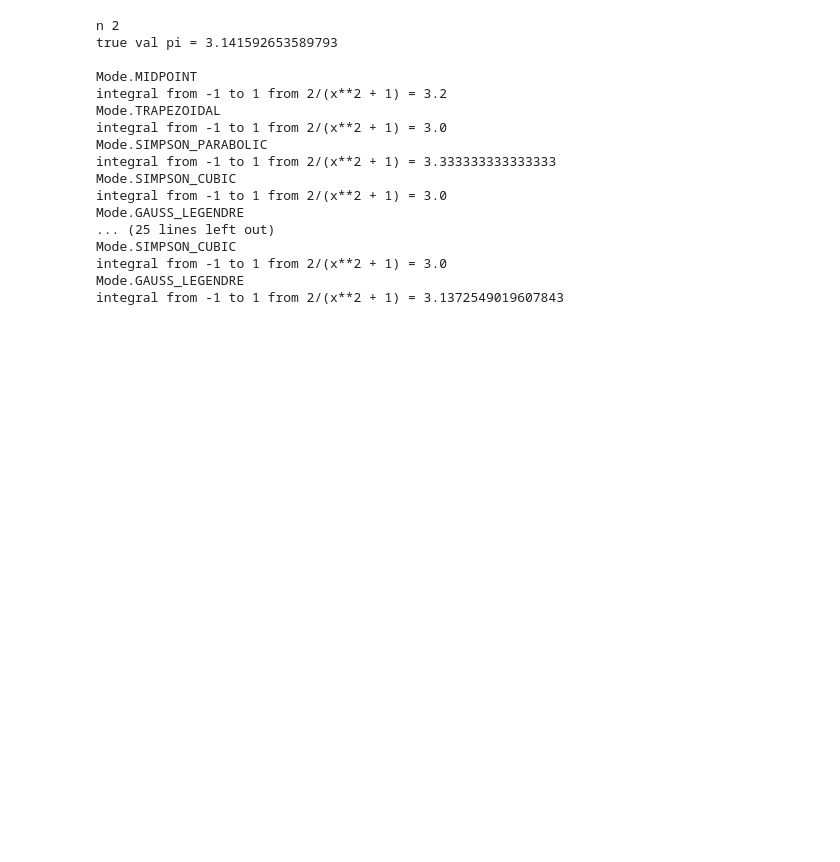
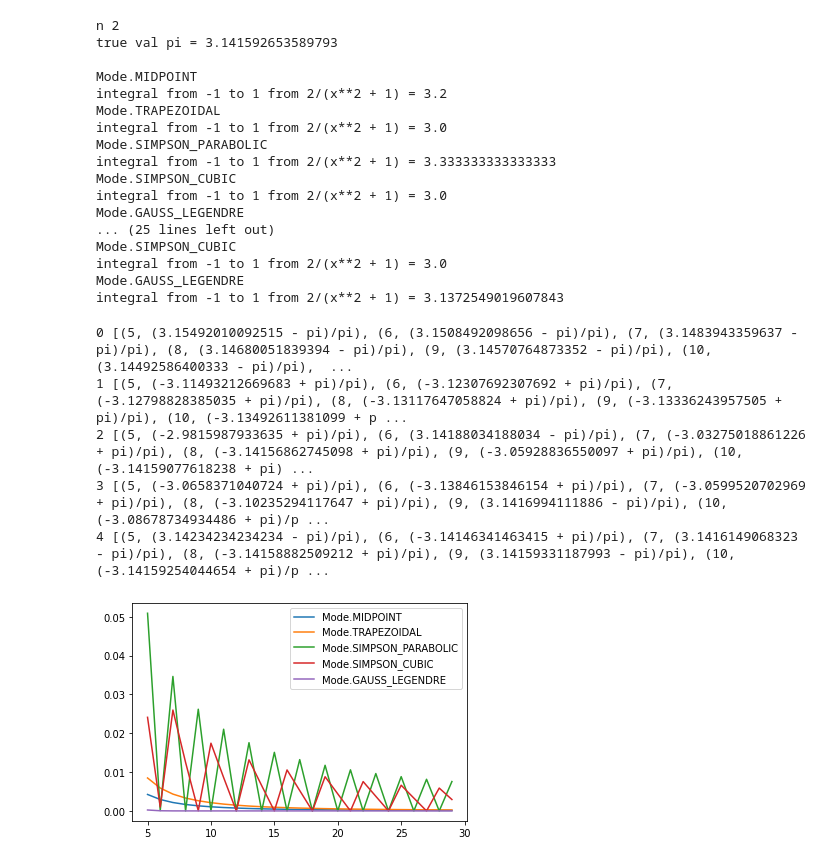
Before and after one commit to RysiekPrecikowski/MOwNiT, a Jupyter notebook: lab5.ipynb, the cells around one changed output. Cells and saved outputs as stored; diff of their text form; code cells hidden in the pictures; blank space fills up the shorter version.

```diff
--- a/lab5.ipynb
+++ b/lab5.ipynb
@@ -142,3 +122,34 @@ Mode.SIMPSON_CUBIC
 integral from -1 to 1 from 2/(x**2 + 1) = 3.0
 Mode.GAUSS_LEGENDRE
 integral from -1 to 1 from 2/(x**2 + 1) = 3.1372549019607843
+# %%
+def error(f, n, mode):
+    true_val = integrate(f, (x, a, b))
+    integration_result = my_integrate(f, n, mode, -1, 1)
+    return abs(true_val - integration_result) / true_val
+
+
+
+def plot_error(f, s, t):
+    points = [[] for _ in range (len(Mode))]
+
+    for mode in Mode:
+        for i in range(s, t):
+            points[mode].append((i, error(f, i, mode)))
+
+    # print(points)
+    for i, xy in enumerate(points):
+        print(i, xy)
+        # plt.scatter([x[0] for x in xy], [x[1] for x in xy] )
+        plt.plot([x[0] for x in xy], [x[1] for x in xy] , label = Mode(i))
+    plt.legend()
+    plt.show()
+
+plot_error(f, 5, 30)
+# %% [output]
+0 [(5, (3.15492010092515 - pi)/pi), (6, (3.1508492098656 - pi)/pi), (7, (3.1483943359637 - pi)/pi), (8, (3.14680051839394 - pi)/pi), (9, (3.14570764873352 - pi)/pi), (10, (3.14492586400333 - pi)/pi),  ...
+1 [(5, (-3.11493212669683 + pi)/pi), (6, (-3.12307692307692 + pi)/pi), (7, (-3.12798828385035 + pi)/pi), (8, (-3.13117647058824 + pi)/pi), (9, (-3.13336243957505 + pi)/pi), (10, (-3.13492611381099 + p ...
+2 [(5, (-2.9815987933635 + pi)/pi), (6, (3.14188034188034 - pi)/pi), (7, (-3.03275018861226 + pi)/pi), (8, (-3.14156862745098 + pi)/pi), (9, (-3.05928836550097 + pi)/pi), (10, (-3.14159077618238 + pi) ...
+3 [(5, (-3.0658371040724 + pi)/pi), (6, (-3.13846153846154 + pi)/pi), (7, (-3.0599520702969 + pi)/pi), (8, (-3.10235294117647 + pi)/pi), (9, (3.1416994111886 - pi)/pi), (10, (-3.08678734934486 + pi)/p ...
+4 [(5, (3.14234234234234 - pi)/pi), (6, (-3.14146341463415 + pi)/pi), (7, (3.1416149068323 - pi)/pi), (8, (-3.14158882509212 + pi)/pi), (9, (3.14159331187993 - pi)/pi), (10, (-3.14159254044654 + pi)/p ...
+[figure, added]
```
Also changed, not shown: parts of 2 cells of this notebook.
